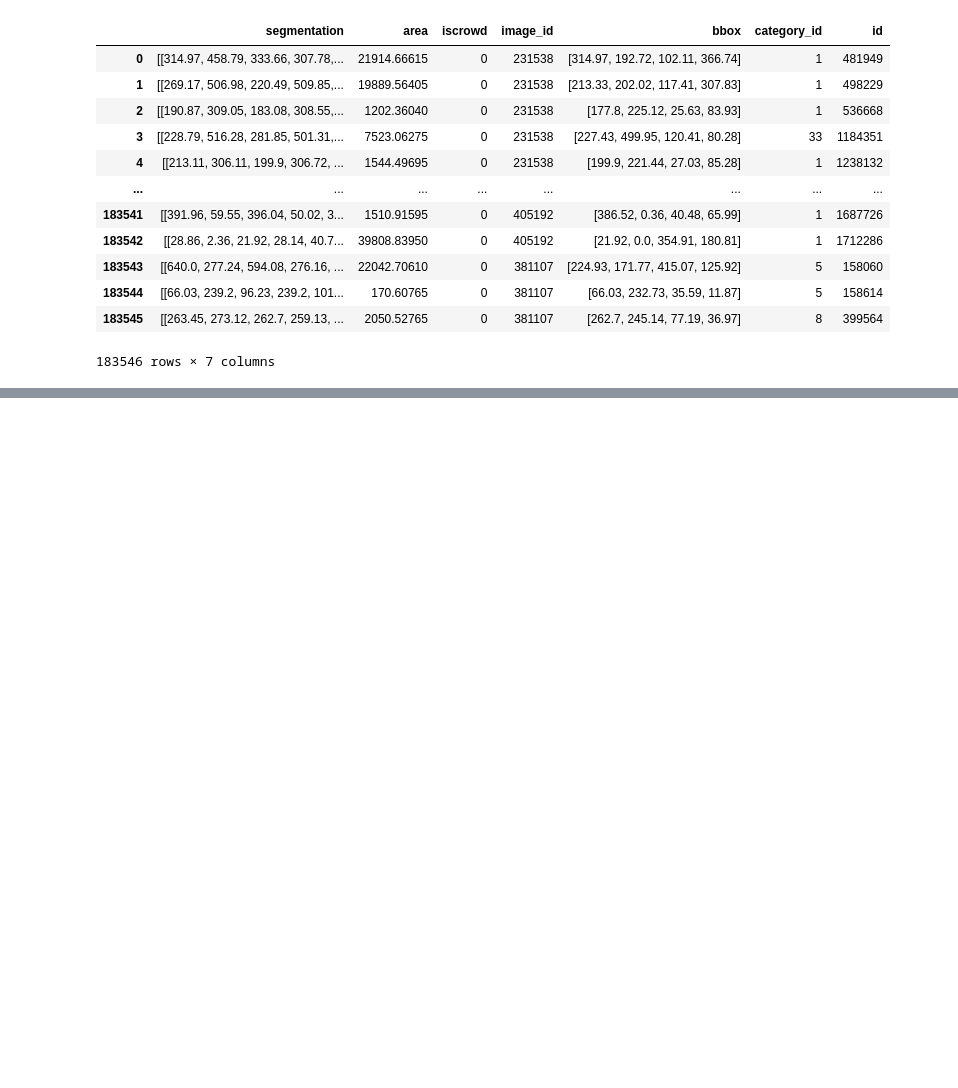
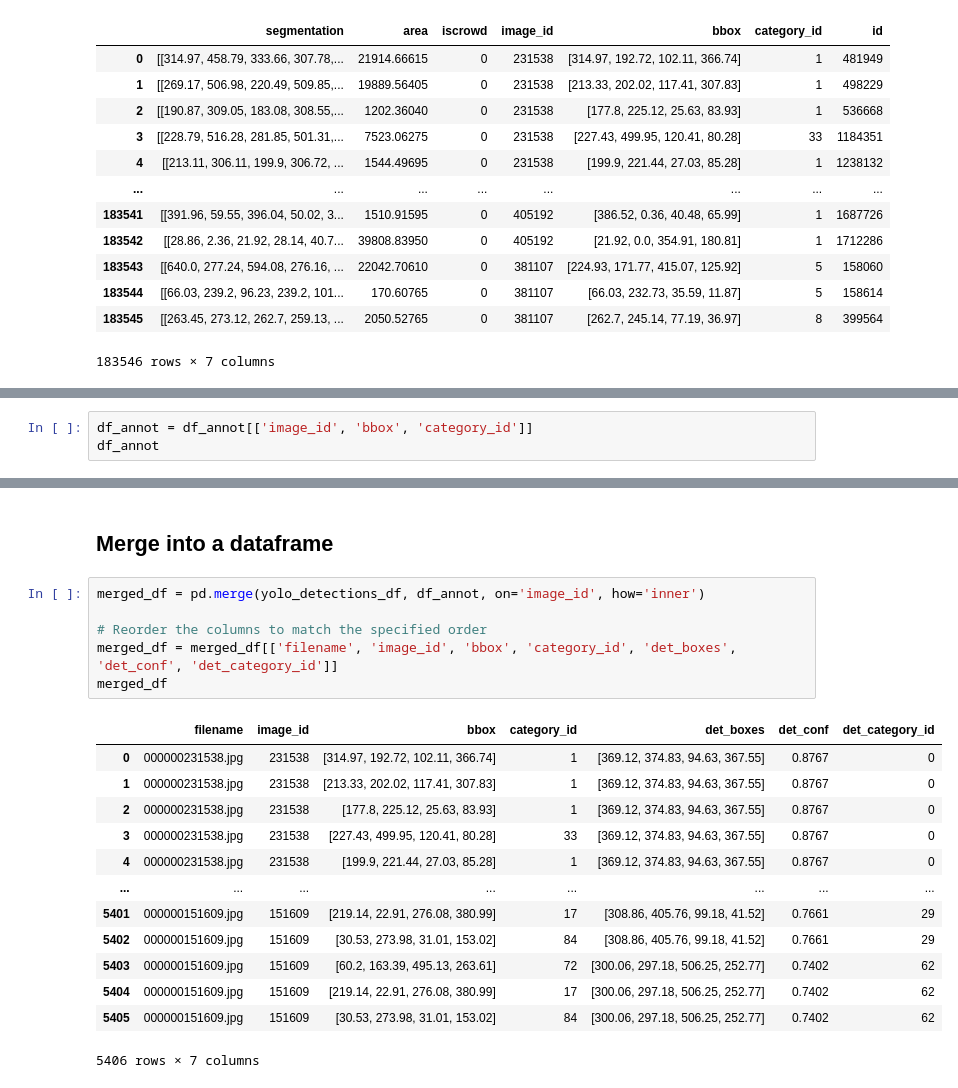
Before and after one commit to dnth/data-flywheel, a Jupyter notebook: notebooks/04_get_most_wrong.ipynb, the cells around one changed output, grey strips where cells are left out. Cells and saved outputs as stored; diff of their text form; blank space fills up the shorter version.

```diff
--- a/notebooks/04_get_most_wrong.ipynb
+++ b/notebooks/04_get_most_wrong.ipynb
@@ -164,0 +163,3 @@ df_annot # bbox is xywh format
+# %%
+df_annot = df_annot[['image_id', 'bbox', 'category_id']]
+df_annot
@@ -164,0 +180,22 @@ df_annot # bbox is xywh format
+# %% [markdown]
+## Merge into a dataframe
+# %%
+merged_df = pd.merge(yolo_detections_df, df_annot, on='image_id', how='inner')
+
+# Reorder the columns to match the specified order
+merged_df = merged_df[['filename', 'image_id', 'bbox', 'category_id', 'det_boxes', 'det_conf', 'det_category_id']]
+merged_df
+# %% [output]
+|  | filename | image_id | bbox | category_id | det_boxes | det_conf | det_category_id |
+| 0 | 000000231538.jpg | 231538 | [314.97, 192.72, 102.11, 366.74] | 1 | [369.12, 374.83, 94.63, 367.55] | 0.8767 | 0 |
+| 1 | 000000231538.jpg | 231538 | [213.33, 202.02, 117.41, 307.83] | 1 | [369.12, 374.83, 94.63, 367.55] | 0.8767 | 0 |
+| 2 | 000000231538.jpg | 231538 | [177.8, 225.12, 25.63, 83.93] | 1 | [369.12, 374.83, 94.63, 367.55] | 0.8767 | 0 |
+| 3 | 000000231538.jpg | 231538 | [227.43, 499.95, 120.41, 80.28] | 33 | [369.12, 374.83, 94.63, 367.55] | 0.8767 | 0 |
+| 4 | 000000231538.jpg | 231538 | [199.9, 221.44, 27.03, 85.28] | 1 | [369.12, 374.83, 94.63, 367.55] | 0.8767 | 0 |
+| ... | ... | ... | ... | ... | ... | ... | ... |
+| 5401 | 000000151609.jpg | 151609 | [219.14, 22.91, 276.08, 380.99] | 17 | [308.86, 405.76, 99.18, 41.52] | 0.7661 | 29 |
+| 5402 | 000000151609.jpg | 151609 | [30.53, 273.98, 31.01, 153.02] | 84 | [308.86, 405.76, 99.18, 41.52] | 0.7661 | 29 |
+| 5403 | 000000151609.jpg | 151609 | [60.2, 163.39, 495.13, 263.61] | 72 | [300.06, 297.18, 506.25, 252.77] | 0.7402 | 62 |
+| 5404 | 000000151609.jpg | 151609 | [219.14, 22.91, 276.08, 380.99] | 17 | [300.06, 297.18, 506.25, 252.77] | 0.7402 | 62 |
+| 5405 | 000000151609.jpg | 151609 | [30.53, 273.98, 31.01, 153.02] | 84 | [300.06, 297.18, 506.25, 252.77] | 0.7402 | 62 |
+5406 rows × 7 columns
```
Also changed, not shown: parts of 4 cells of this notebook.
